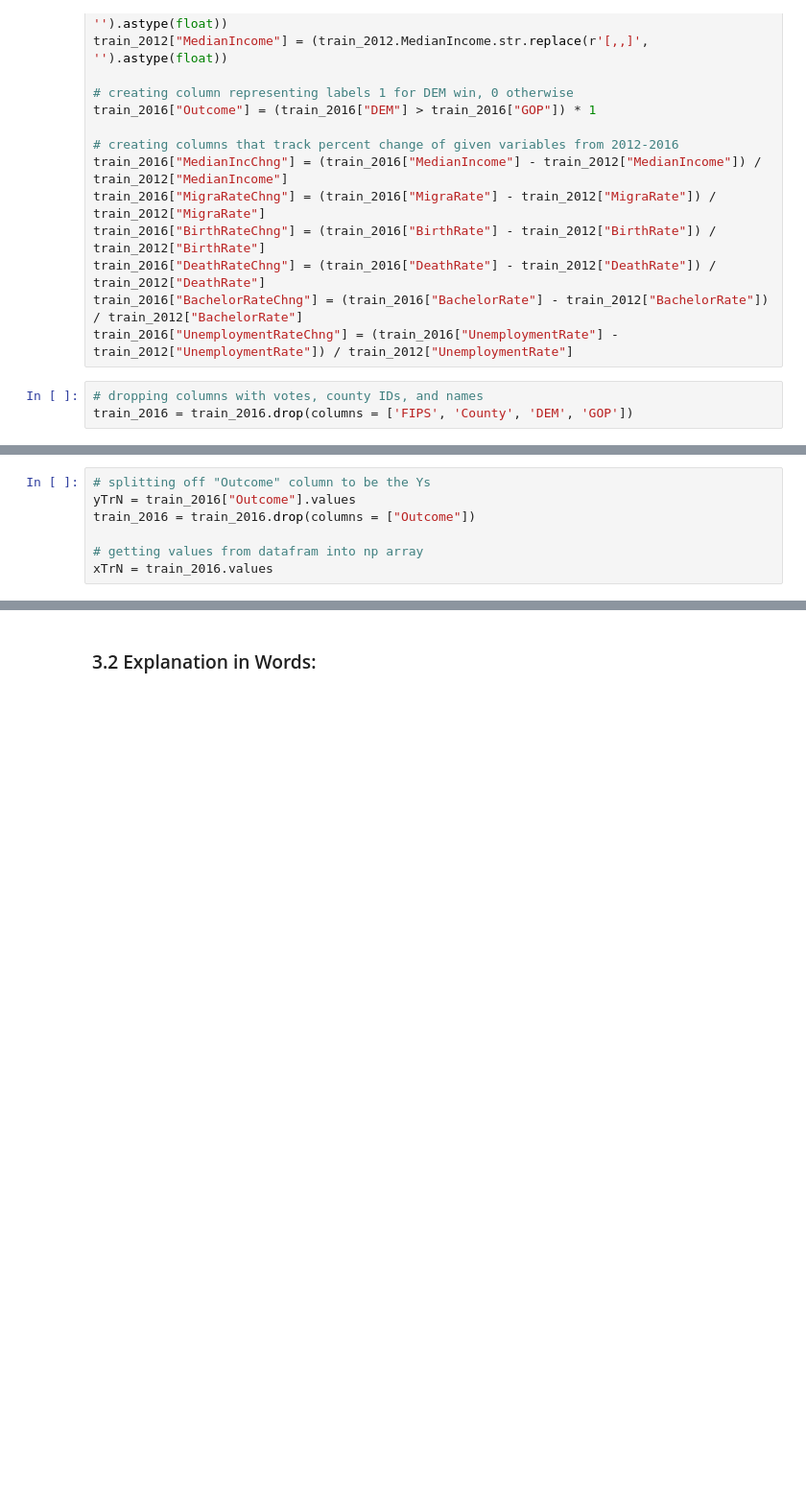
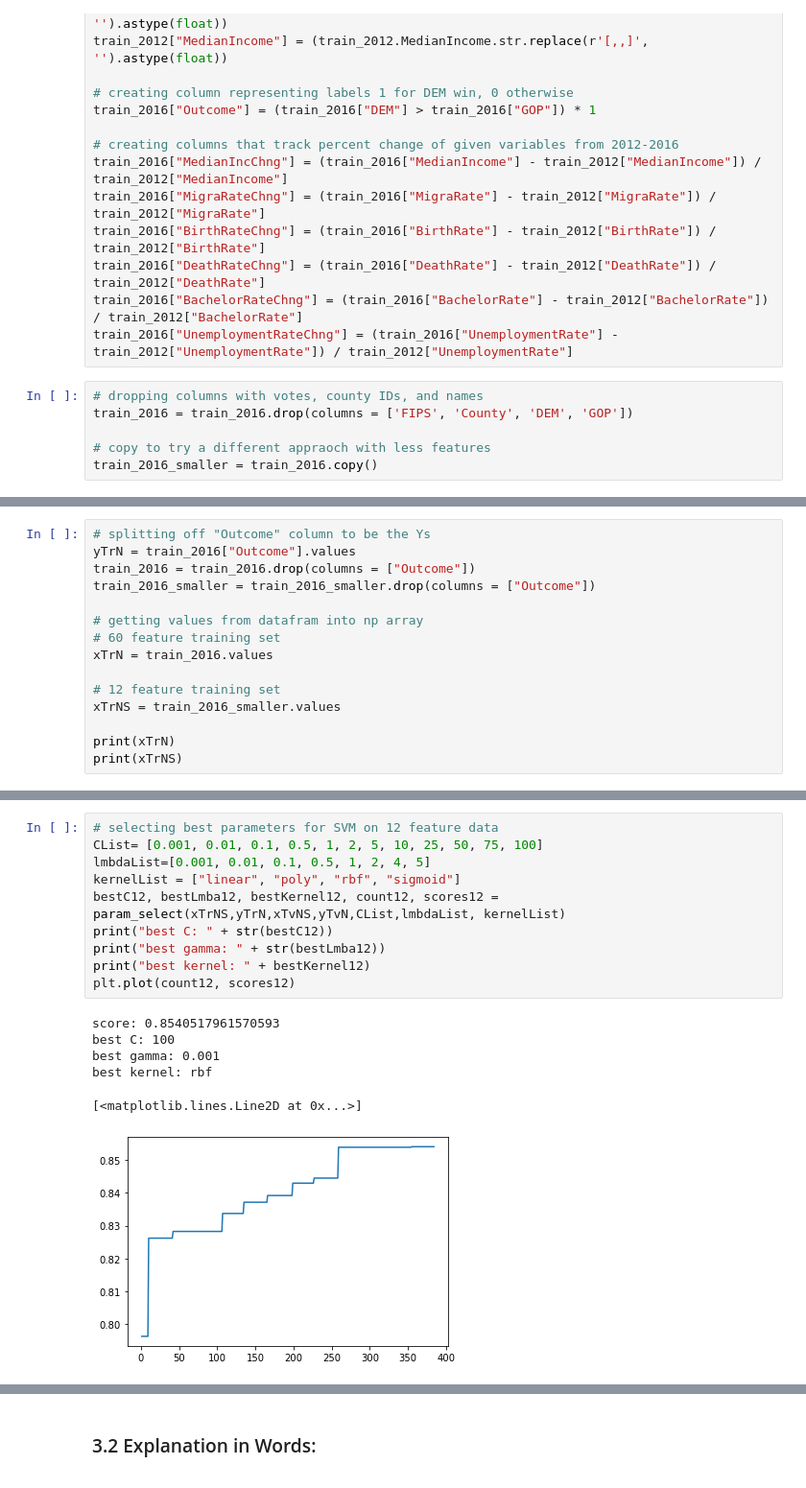
Before and after one commit to killo21/2020-election-predictions, a Jupyter notebook: CS 4780 Final Project Student Template.ipynb, the cells around one changed output, grey strips where cells are left out. Shown: that part at 96% size. Cells and saved outputs as stored; diff of their text form; blank space fills up the shorter version.

```diff
--- a/CS 4780 Final Project Student Template.ipynb
+++ b/CS 4780 Final Project Student Template.ipynb
@@ -246,6 +242,9 @@ train_2016["UnemploymentRateChng"] = (train_2016["UnemploymentRate"] - train_201
 # %%
 # dropping columns with votes, county IDs, and names
 train_2016 = train_2016.drop(columns = ['FIPS', 'County', 'DEM', 'GOP'])
+
+# copy to try a different appraoch with less features
+train_2016_smaller = train_2016.copy()
 # %%
 # for each variable, creating 5 variables that track if county is greater or equal to 0th, 25th, 50th, 75th, and 100th percentile
 for i in ["MedianIncChng", "MigraRateChng", "BirthRateChng", "DeathRateChng", "BachelorRateChng", "UnemploymentRateChng", "MedianIncome", "MigraRate", "BirthRate", "DeathRate", "BachelorRate", "UnemploymentRate"]:
@@ -332,6 +323,14 @@ Name: MedianIncome100, Length: 1555, dtype: int64
 # splitting off "Outcome" column to be the Ys
 yTrN = train_2016["Outcome"].values
 train_2016 = train_2016.drop(columns = ["Outcome"])
+train_2016_smaller = train_2016_smaller.drop(columns = ["Outcome"])
 
 # getting values from datafram into np array
+# 60 feature training set
 xTrN = train_2016.values
+
+# 12 feature training set
+xTrNS = train_2016_smaller.values
+
+print(xTrN)
+print(xTrNS)
@@ -464,0 +412,17 @@ print(weighted_accuracy(new_preds, allYSm))
+# %%
+# selecting best parameters for SVM on 12 feature data
+CList= [0.001, 0.01, 0.1, 0.5, 1, 2, 5, 10, 25, 50, 75, 100]
+lmbdaList=[0.001, 0.01, 0.1, 0.5, 1, 2, 4, 5]
+kernelList = ["linear", "poly", "rbf", "sigmoid"]
+bestC12, bestLmba12, bestKernel12, count12, scores12 = param_select(xTrNS,yTrN,xTvNS,yTvN,CList,lmbdaList, kernelList)
+print("best C: " + str(bestC12))
+print("best gamma: " + str(bestLmba12))
+print("best kernel: " + bestKernel12)
+plt.plot(count12, scores12)
+# %% [output]
+score: 0.8540517961570593
+best C: 100
+best gamma: 0.001
+best kernel: rbf
+[<matplotlib.lines.Line2D at 0x...>]
+[figure, added]
```
Also changed, not shown: parts of 32 cells of this notebook, 1 other file.
